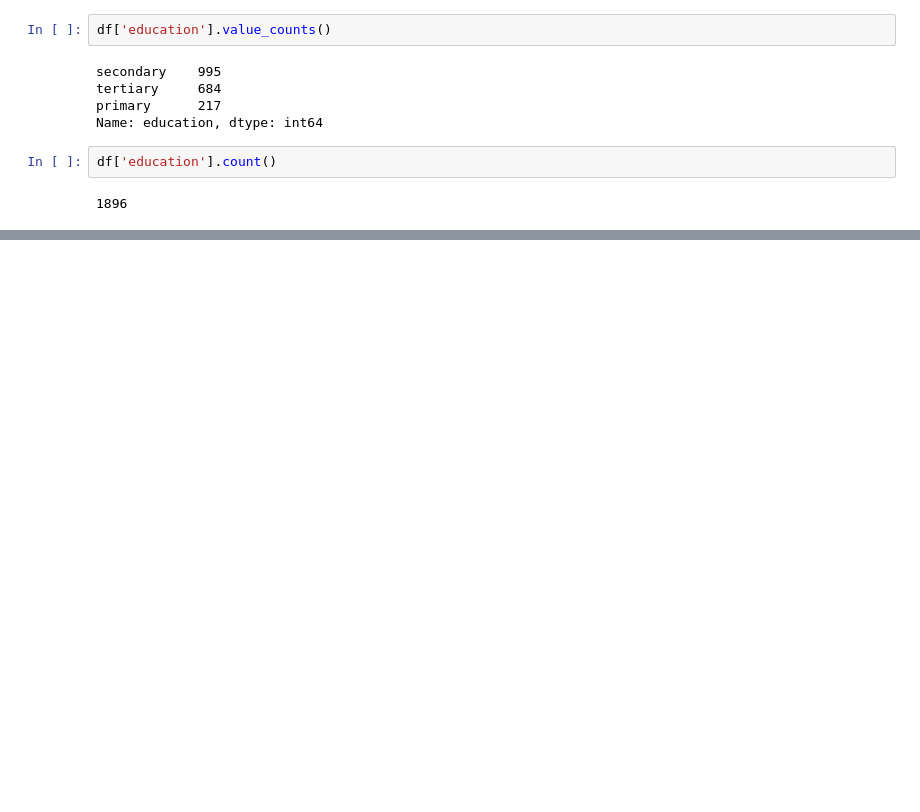
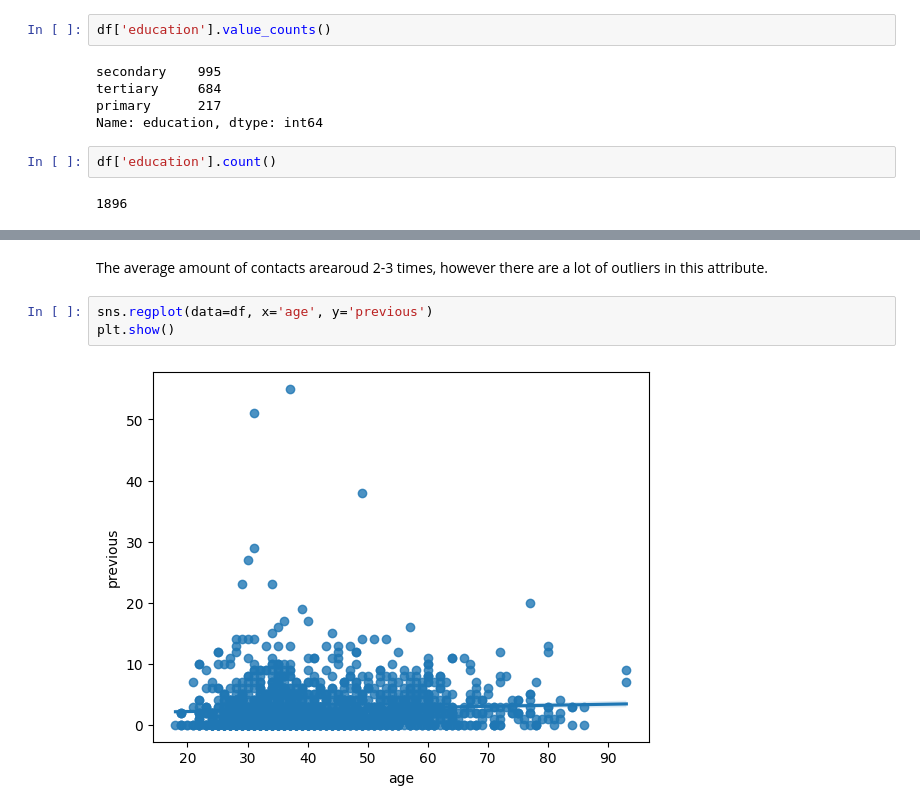
Before and after one commit to ishalazo/CS4168-DataMining-Labs, a Jupyter notebook: Lab1/lab1.ipynb, the cells around one changed output, grey strips where cells are left out. Saved outputs shown, nothing was run; the diff lists cells and outputs as text; blank space fills up the shorter version.

```diff
--- a/Lab1/lab1.ipynb
+++ b/Lab1/lab1.ipynb
@@ -93,0 +125,7 @@ df['education'].count()
+# %% [markdown]
+The average amount of contacts arearoud 2-3 times, however there are a lot of outliers in this attribute.
+# %%
+sns.regplot(data=df, x='age', y='previous')
+plt.show()
+# %% [output]
+[figure, added]
```
Also changed, not shown: parts of 10 cells of this notebook.
